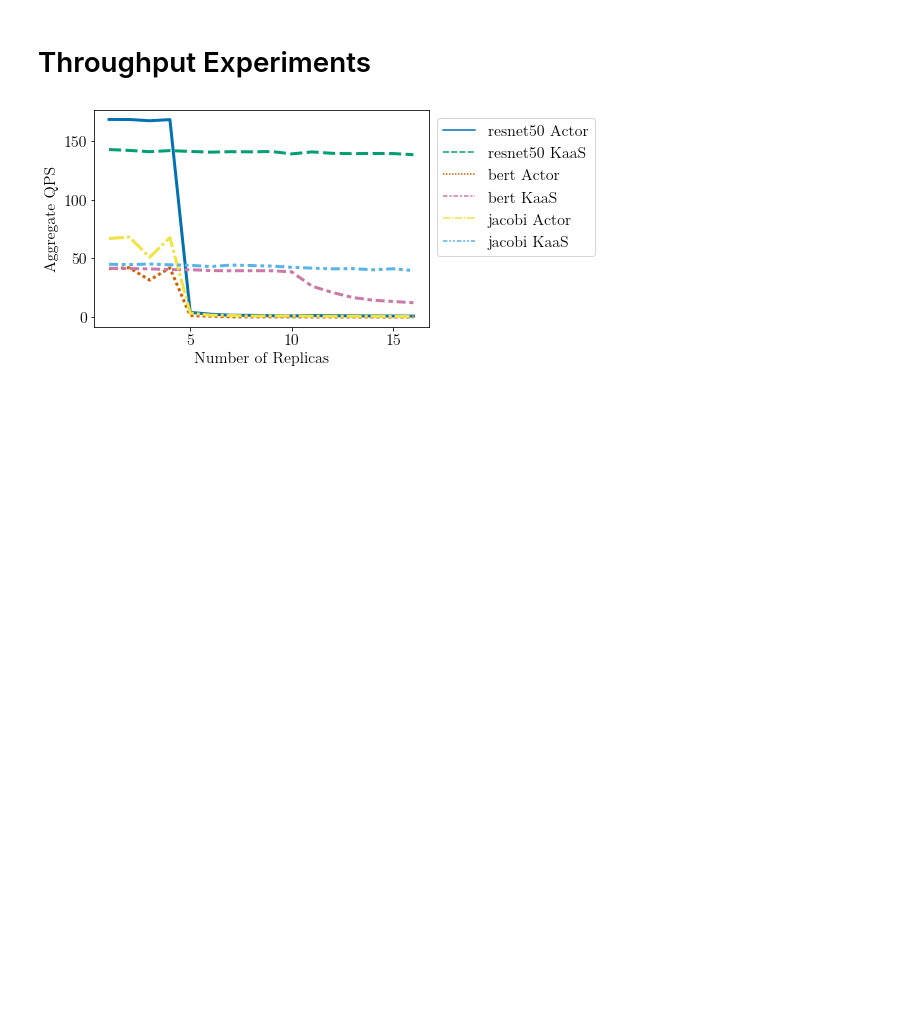
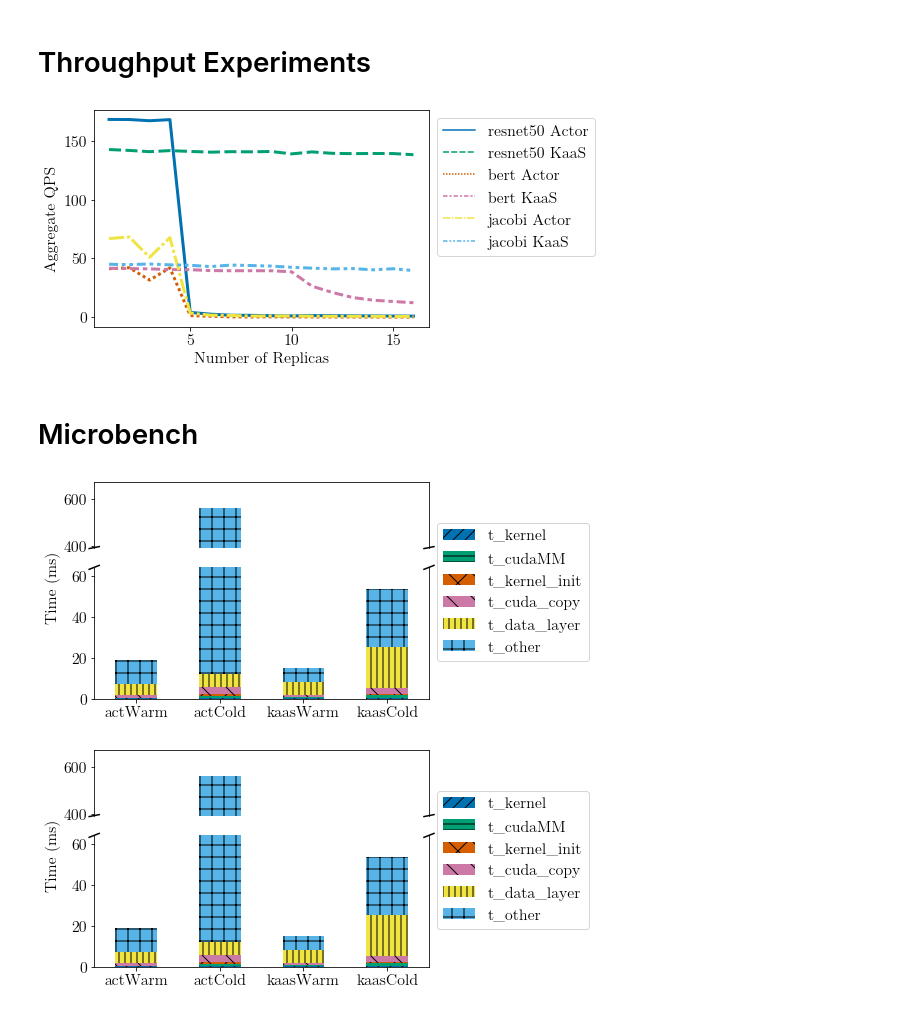
Before and after one commit to NathanTP/kaasBenchmarks, a Jupyter notebook: inference/analysis/analysis.ipynb, the cells around one changed output. Cells and saved outputs as stored; diff of their text form; code cells hidden in the pictures; blank space fills up the shorter version.

```diff
--- a/inference/analysis/analysis.ipynb
+++ b/inference/analysis/analysis.ipynb
@@ -195,3 +178,5 @@ plot.figure.savefig("figs/offlineResults.png", dpi=300, bbox_inches='tight')
 # bertPlt.figure.savefig("bertOffline.png", dpi=300, bbox_inches='tight')
 # %% [output]
 [figure]
+# %% [markdown]
+# Microbench
@@ -197,0 +245,7 @@ plot.figure.savefig("figs/offlineResults.png", dpi=300, bbox_inches='tight')
+# %%
+pltDf = microResults.drop(columns=['t_e2e'])
+
+plotMicroBroken(pltDf)
+# %% [output]
+[figure, added]
+[figure, added]
```
Also changed, not shown: parts of 4 cells of this notebook, 1 other file.
